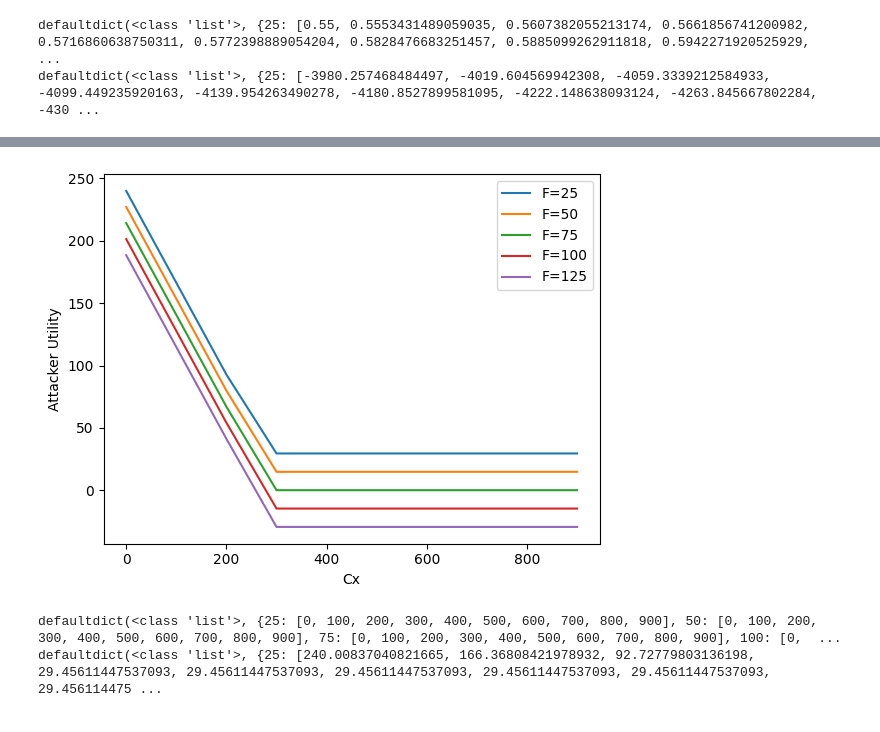
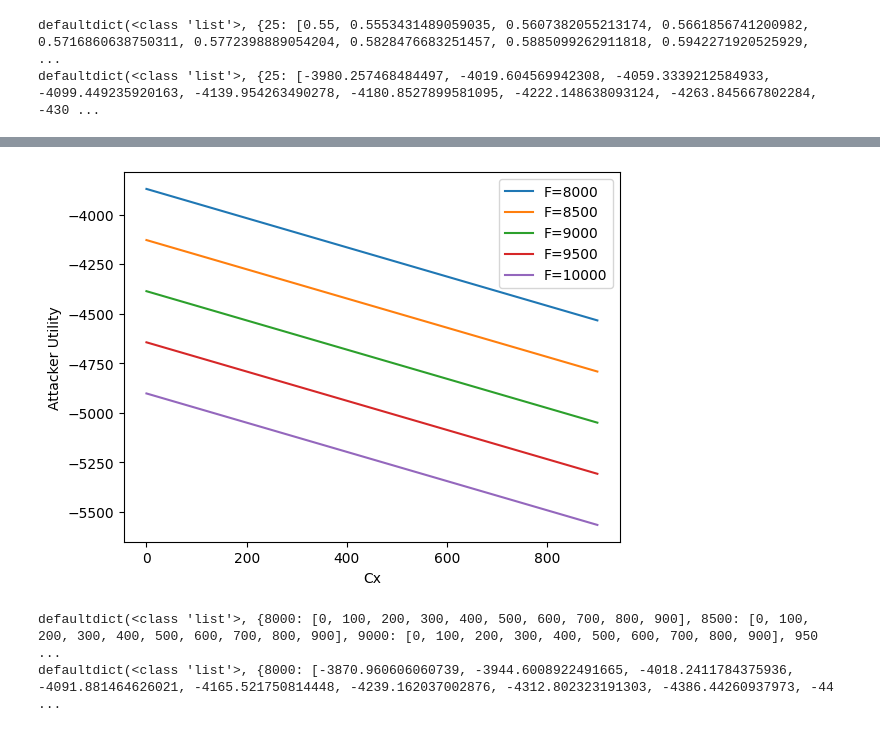
Before and after one commit to bhusalb/gt-ransomware-simulation, a Jupyter notebook: Ransomware_simulation.ipynb, the cells around one changed output, grey strips where cells are left out. Drawn from its saved outputs; the diff is of its cells as text; code cells hidden in the pictures.

Commit message:
Fixes on utils and comments

```diff
--- a/Ransomware_simulation.ipynb
+++ b/Ransomware_simulation.ipynb
@@ -1134,9 +1130,9 @@ import matplotlib.pyplot as plt
 Fi = defaultdict(list)
 Ei = defaultdict(list)
 
-# Define realistic ranges for the variables
-F_range = range(25, 150, 25)  # Updated range for B
-R_range = range(100,900,100)  # Updated range for C_ht
+# Attacker utils eval for CD and R
+F_range = range(50, 300, 50)
+R_range = range(100,900,100)
 
 for F in F_range:
     for R in R_range:
@@ -1150,7 +1146,7 @@ for F in F_range:
 
 # Generate multiple lines on the same plot
 for F in F_range:
-    plt.plot(Fi[F], Ei[F], label=f'F={F}')
+    plt.plot(Fi[F], Ei[F], label=f'CD={F}')
 
 # Adding title and labels
 plt.xlabel("Ri")
@@ -1177,9 +1173,9 @@ import matplotlib.pyplot as plt
 Fi = defaultdict(list)
 Ei = defaultdict(list)
 
-# Define realistic ranges for the variables
-F_range = range(25, 150, 25)  # Updated range for B
-R_range = range(0,200,20)  # Updated range for C_ht
+# Attacker utils eval for F and Cnh
+F_range = range(8000, 10500, 500)
+R_range = range(0,200,20)
 
 for F in F_range:
     for R in R_range:
@@ -1218,46 +1347,48 @@ defaultdict(<class 'list'>, {25: [421.5906384287464, 296.3423459399189, 206.5980
 from collections import defaultdict
 import matplotlib.pyplot as plt
 
+# Attacker utils eval for F and Cx
+
 Fi = defaultdict(list)
 Ei = defaultdict(list)
 
-# Define realistic ranges for the variables
-F_range = range(25, 150, 25)  # Updated range for B
-R_range = range(0,1000,100)  # Updated range for C_ht
+F_range = range(8000, 10500, 500)
+# F_range = range(25, 150, 25)
+R_range = range(0,1000,100)  #
 
 for F in F_range:
     for R in R_range:
         p = sample.clone()
         p.F=F
         p.C_x=R
         p=p.clone()
         e_a_b_1 = t_u_3_1(p)
 
         Fi[F].append(R)
         Ei[F].append(e_a_b_1)
 
 # Generate multiple lines on the same plot
 for F in F_range:
     plt.plot(Fi[F], Ei[F], label=f'F={F}')
 
 # Adding title and labels
 plt.xlabel("Cx")
 plt.ylabel("Attacker Utility")
 
 # Adding a legend
 plt.legend()
 
 plt.savefig("n2-1.pdf", format="pdf", bbox_inches="tight")
 
 
 # Displaying the plot
 plt.show()
 print(Fi)
 print(Ei)
 # %% [output]
-[figure, old version]
+[figure, new version]
-defaultdict(<class 'list'>, {25: [0, 100, 200, 300, 400, 500, 600, 700, 800, 900], 50: [0, 100, 200, 300, 400, 500, 600, 700, 800, 900], 75: [0, 100, 200, 300, 400, 500, 600, 700, 800, 900], 100: [0,  ...
-defaultdict(<class 'list'>, {25: [240.00837040821665, 166.36808421978932, 92.72779803136198, 29.45611447537093, 29.45611447537093, 29.45611447537093, 29.45611447537093, 29.45611447537093, 29.456114475 ...
+defaultdict(<class 'list'>, {8000: [0, 100, 200, 300, 400, 500, 600, 700, 800, 900], 8500: [0, 100, 200, 300, 400, 500, 600, 700, 800, 900], 9000: [0, 100, 200, 300, 400, 500, 600, 700, 800, 900], 950 ...
+defaultdict(<class 'list'>, {8000: [-3870.960606060739, -3944.6008922491665, -4018.2411784375936, -4091.881464626021, -4165.521750814448, -4239.162037002876, -4312.802323191303, -4386.44260937973, -44 ...
 # %%
 from collections import defaultdict
 import matplotlib.pyplot as plt
```
Also changed, not shown: parts of 12 cells of this notebook, 1 other file.
